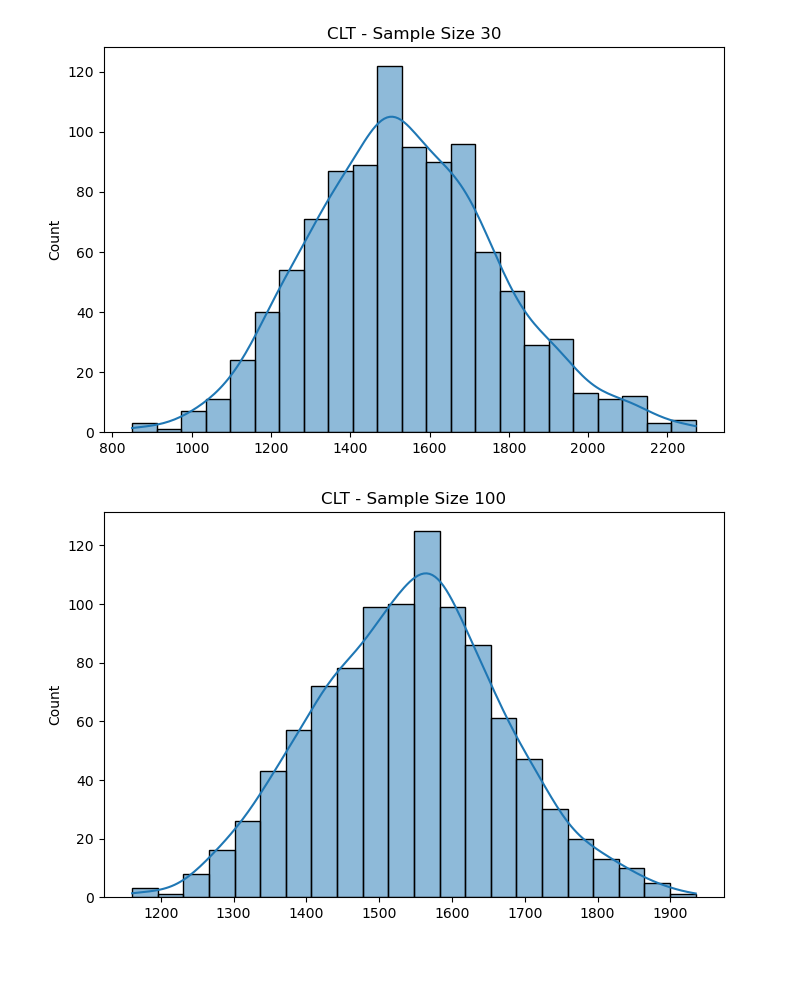
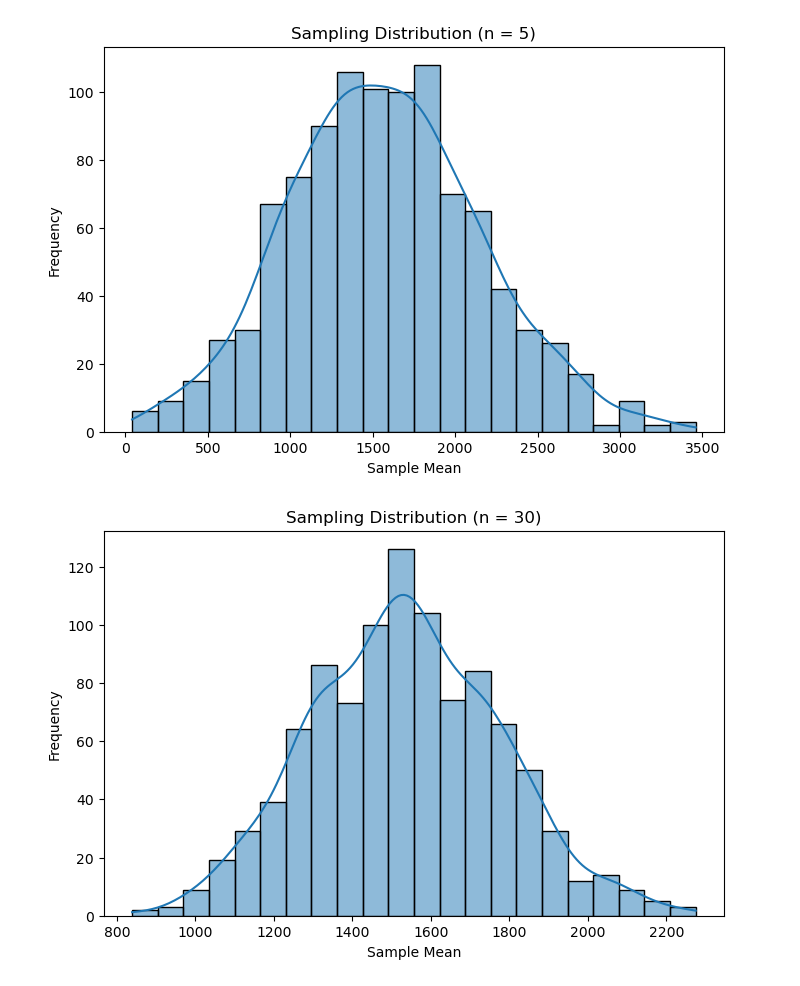
Before and after one commit to reemagupta714/wind-turbine-scada-performance-analysis, a Jupyter notebook: Wind_Turbine_SCADA_Project/notebooks/02_Probability_CLT.ipynb, the cells around one changed output. Saved outputs shown, nothing was run; the diff lists cells and outputs as text; code cells hidden in the pictures; blank space fills up the shorter version.

Commit message:
Update wind turbine notebooks and processed data

```diff
--- a/Wind_Turbine_SCADA_Project/notebooks/02_Probability_CLT.ipynb
+++ b/Wind_Turbine_SCADA_Project/notebooks/02_Probability_CLT.ipynb
@@ -15,5 +31,7 @@ warnings.filterwarnings('ignore')
 # %%
-df = pd.read_csv("../data/processed/cleaned_scada.csv")
+df = pd.read_csv("../data/processed/wind_turbine.csv")
+
+print("Shape :", df.shape)
 
 df.head()
 # %% [output]
@@ -191,15 +240,16 @@ def sampling_distribution(data,
 # %%
-means_5 = sampling_distribution(
-    df['actual_power_kW'],
-    5
-)
+def sampling_distribution(data, sample_size, n_samples=1000):
 
-plt.figure(figsize=(8,5))
+    means = []
 
-sns.histplot(
-    means_5,
-    kde=True
-)
+    for _ in range(n_samples):
 
-plt.title("CLT - Sample Size 5")
-plt.show()
+        sample = np.random.choice(
+            data,
+            size=sample_size,
+            replace=True
+        )
+
+        means.append(sample.mean())
+
+    return means
@@ -208,34 +256,40 @@ plt.show()
 # %%
-means_30 = sampling_distribution(
-    df['actual_power_kW'],
-    30
+means_5 = sampling_distribution(
+    df["actual_power_kW"],
+    sample_size=5
 )
 
-plt.figure(figsize=(8,5))
+plt.figure(figsize=(8, 5))
 
 sns.histplot(
-    means_30,
+    means_5,
     kde=True
 )
 
-plt.title("CLT - Sample Size 30")
+plt.title("Sampling Distribution (n = 5)")
+plt.xlabel("Sample Mean")
+plt.ylabel("Frequency")
+
 plt.show()
 # %% [output]
-[figure, old version]
+[figure, new version]
 # %%
-means_100 = sampling_distribution(
-    df['actual_power_kW'],
-    100
+means_30 = sampling_distribution(
+    df["actual_power_kW"],
+    sample_size=30
 )
 
-plt.figure(figsize=(8,5))
+plt.figure(figsize=(8, 5))
 
 sns.histplot(
-    means_100,
+    means_30,
     kde=True
 )
 
-plt.title("CLT - Sample Size 100")
+plt.title("Sampling Distribution (n = 30)")
+plt.xlabel("Sample Mean")
+plt.ylabel("Frequency")
+
 plt.show()
 # %% [output]
-[figure, old version]
+[figure, new version]
```
Also changed, not shown: parts of 40 cells of this notebook, 5 other files.
